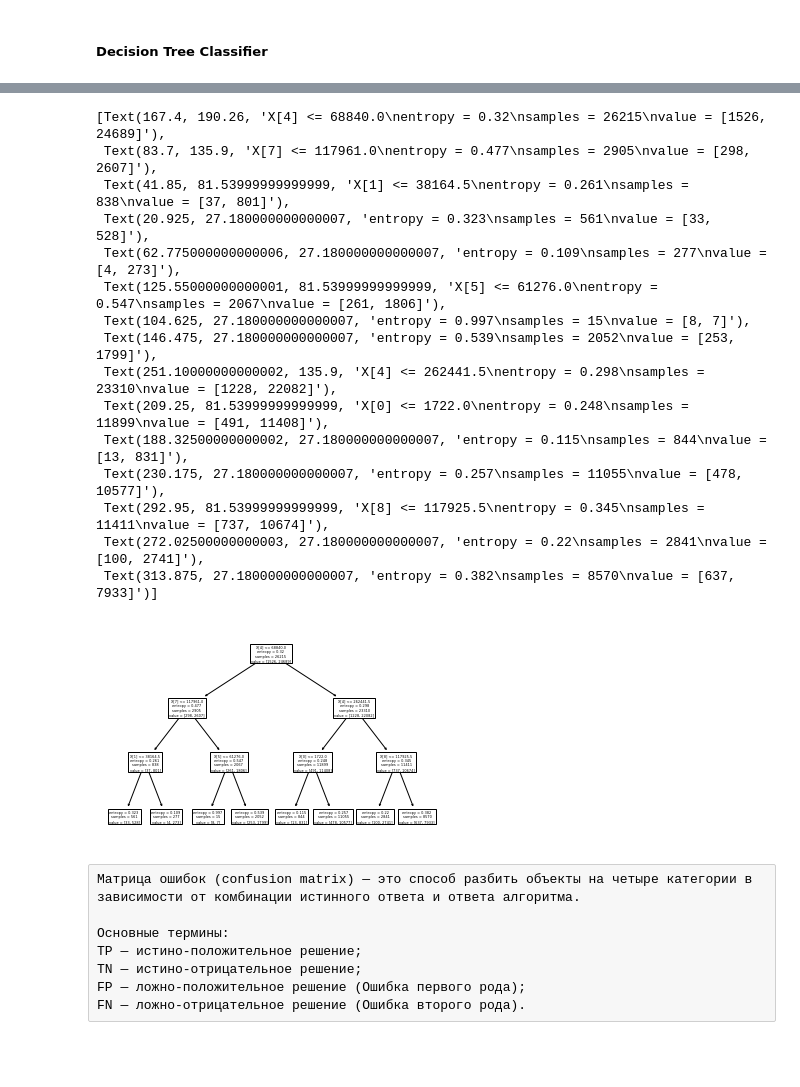
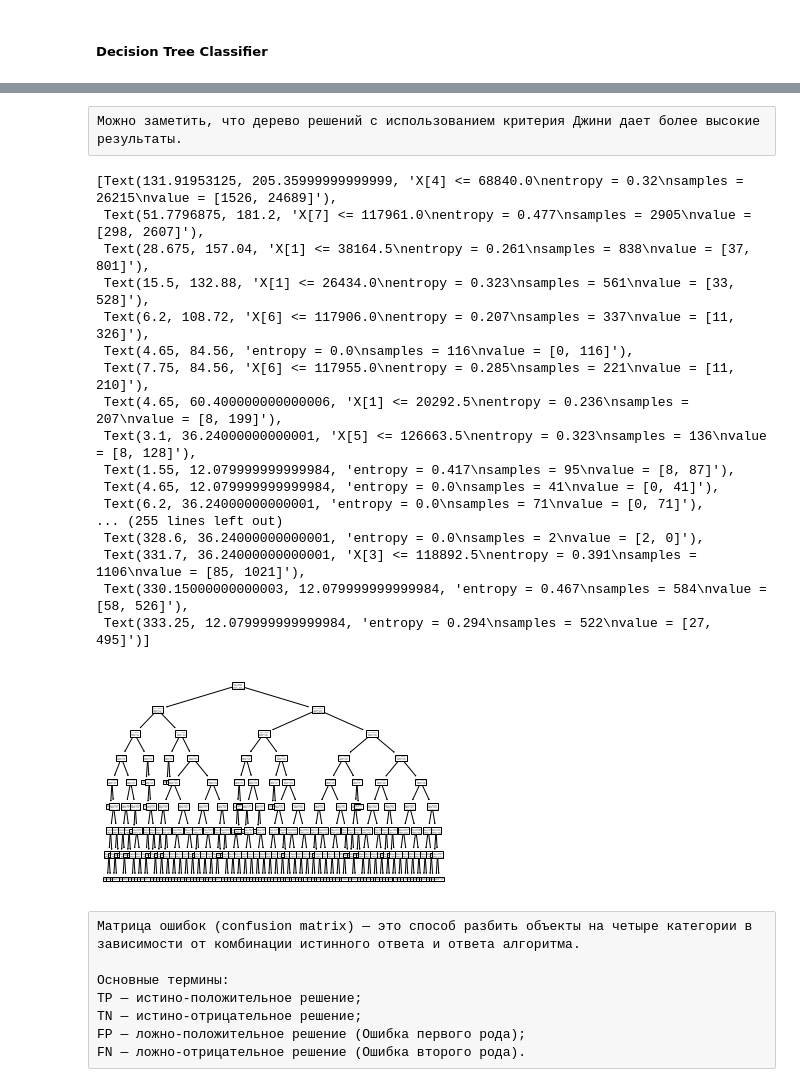
Before and after one commit to alsu124/DA, a Jupyter notebook: AmazonProject.ipynb, the cells around one changed output, grey strips where cells are left out. Saved outputs shown, nothing was run; the diff lists cells and outputs as text; code cells hidden in the pictures; blank space fills up the shorter version.

```diff
--- a/AmazonProject.ipynb
+++ b/AmazonProject.ipynb
@@ -185,14 +189,27 @@ clf.score(x_train,y_train)
 # %%
-model = DecisionTreeClassifier()
+from sklearn.metrics import confusion_matrix
+model = DecisionTreeClassifier(max_depth=8,random_state=4, criterion='gini',min_samples_leaf=2)
 X_train,X_test,Y_train,Y_test=train_test_split(x_train,y_train,test_size=0.20,random_state=43)
 model.fit(X_train,Y_train)
 model.predict(X_test)
 model.predict(X_train)
 print(confusion_matrix(Y_test,model.predict(X_test)))
+print("Confusion matrix of train model")
+print(confusion_matrix(Y_train,model.predict(X_train)))
+print('\nGini classifier')
 print('Accuracy Score of test dataset')
 print(accuracy_score(Y_test,model.predict(X_test)))
-print("Confusion matrix of train model")
-print(confusion_matrix(Y_train,model.predict(X_train)))
 print("Accuracy Score of train dataset")
 print(accuracy_score(Y_train,model.predict(X_train)))
+
+print('\nEntropy classifier')
+model2 = DecisionTreeClassifier(max_depth=8,random_state=4, criterion='entropy',min_samples_leaf=2)
+X_train,X_test,Y_train,Y_test=train_test_split(x_train,y_train,test_size=0.20,random_state=43)
+model2.fit(X_train,Y_train)
+model2.predict(X_test)
+model2.predict(X_train)
+print('Accuracy Score of test dataset')
+print(accuracy_score(Y_test,model2.predict(X_test)))
+print("Accuracy Score of train dataset")
+print(accuracy_score(Y_train,model2.predict(X_train)))
 # %% [output]
@@ -208,23 +233,28 @@ Accuracy Score of train dataset
+# %% [raw]
+Можно заметить, что дерево решений с использованием критерия Джини дает более высокие результаты.
 # %%
 from sklearn import tree
 tree.plot_tree(model.fit(X_train, Y_train)) # вывод дерева
+tree.plot_tree(model2.fit(X_train, Y_train)) # вывод дерева
 # %% [output]
-[Text(167.4, 190.26, 'X[4] <= 68840.0\nentropy = 0.32\nsamples = 26215\nvalue = [1526, 24689]'),
- Text(83.7, 135.9, 'X[7] <= 117961.0\nentropy = 0.477\nsamples = 2905\nvalue = [298, 2607]'),
- Text(41.85, 81.53999999999999, 'X[1] <= 38164.5\nentropy = 0.261\nsamples = 838\nvalue = [37, 801]'),
- Text(20.925, 27.180000000000007, 'entropy = 0.323\nsamples = 561\nvalue = [33, 528]'),
- Text(62.775000000000006, 27.180000000000007, 'entropy = 0.109\nsamples = 277\nvalue = [4, 273]'),
- Text(125.55000000000001, 81.53999999999999, 'X[5] <= 61276.0\nentropy = 0.547\nsamples = 2067\nvalue = [261, 1806]'),
- Text(104.625, 27.180000000000007, 'entropy = 0.997\nsamples = 15\nvalue = [8, 7]'),
- Text(146.475, 27.180000000000007, 'entropy = 0.539\nsamples = 2052\nvalue = [253, 1799]'),
- Text(251.10000000000002, 135.9, 'X[4] <= 262441.5\nentropy = 0.298\nsamples = 23310\nvalue = [1228, 22082]'),
- Text(209.25, 81.53999999999999, 'X[0] <= 1722.0\nentropy = 0.248\nsamples = 11899\nvalue = [491, 11408]'),
- Text(188.32500000000002, 27.180000000000007, 'entropy = 0.115\nsamples = 844\nvalue = [13, 831]'),
- Text(230.175, 27.180000000000007, 'entropy = 0.257\nsamples = 11055\nvalue = [478, 10577]'),
- Text(292.95, 81.53999999999999, 'X[8] <= 117925.5\nentropy = 0.345\nsamples = 11411\nvalue = [737, 10674]'),
- Text(272.02500000000003, 27.180000000000007, 'entropy = 0.22\nsamples = 2841\nvalue = [100, 2741]'),
- Text(313.875, 27.180000000000007, 'entropy = 0.382\nsamples = 8570\nvalue = [637, 7933]')]
+[Text(131.91953125, 205.35999999999999, 'X[4] <= 68840.0\nentropy = 0.32\nsamples = 26215\nvalue = [1526, 24689]'),
+ Text(51.7796875, 181.2, 'X[7] <= 117961.0\nentropy = 0.477\nsamples = 2905\nvalue = [298, 2607]'),
+ Text(28.675, 157.04, 'X[1] <= 38164.5\nentropy = 0.261\nsamples = 838\nvalue = [37, 801]'),
+ Text(15.5, 132.88, 'X[1] <= 26434.0\nentropy = 0.323\nsamples = 561\nvalue = [33, 528]'),
+ Text(6.2, 108.72, 'X[6] <= 117906.0\nentropy = 0.207\nsamples = 337\nvalue = [11, 326]'),
+ Text(4.65, 84.56, 'entropy = 0.0\nsamples = 116\nvalue = [0, 116]'),
+ Text(7.75, 84.56, 'X[6] <= 117955.0\nentropy = 0.285\nsamples = 221\nvalue = [11, 210]'),
+ Text(4.65, 60.400000000000006, 'X[1] <= 20292.5\nentropy = 0.236\nsamples = 207\nvalue = [8, 199]'),
+ Text(3.1, 36.24000000000001, 'X[5] <= 126663.5\nentropy = 0.323\nsamples = 136\nvalue = [8, 128]'),
+ Text(1.55, 12.079999999999984, 'entropy = 0.417\nsamples = 95\nvalue = [8, 87]'),
+ Text(4.65, 12.079999999999984, 'entropy = 0.0\nsamples = 41\nvalue = [0, 41]'),
+ Text(6.2, 36.24000000000001, 'entropy = 0.0\nsamples = 71\nvalue = [0, 71]'),
+... (255 lines left out)
+ Text(328.6, 36.24000000000001, 'entropy = 0.0\nsamples = 2\nvalue = [2, 0]'),
+ Text(331.7, 36.24000000000001, 'X[3] <= 118892.5\nentropy = 0.391\nsamples = 1106\nvalue = [85, 1021]'),
+ Text(330.15000000000003, 12.079999999999984, 'entropy = 0.467\nsamples = 584\nvalue = [58, 526]'),
+ Text(333.25, 12.079999999999984, 'entropy = 0.294\nsamples = 522\nvalue = [27, 495]')]
-[figure, old version]
+[figure, new version]
 # %% [raw]
 Матрица ошибок (confusion matrix) — это способ разбить объекты на четыре категории в зависимости от комбинации истинного ответа и ответа алгоритма.
 
```
Also changed, not shown: parts of 34 cells of this notebook.
